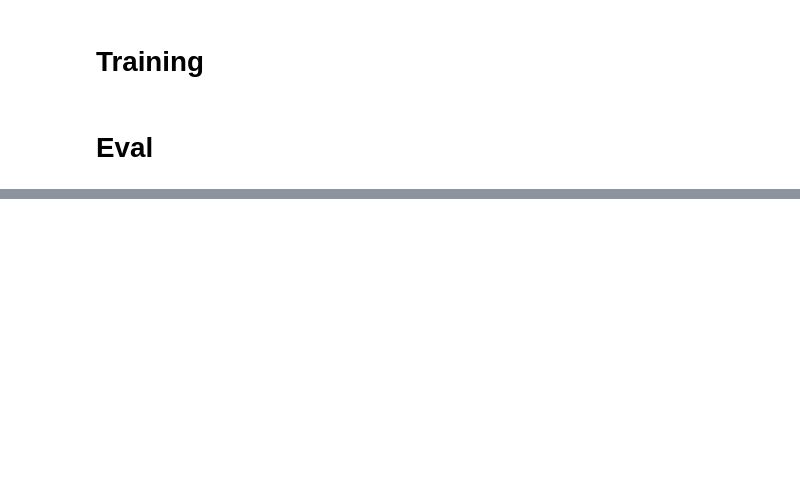
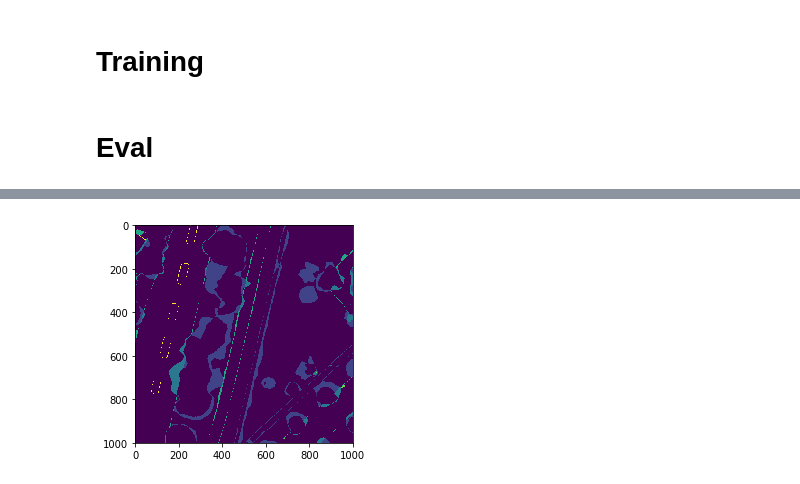
Before and after one commit to jamesmcclain/pytorch-experiments, a Jupyter notebook: Potsdam.ipynb, the cells around one changed output, grey strips where cells are left out. Cells and saved outputs as stored; diff of their text form; code cells hidden in the pictures; blank space fills up the shorter version.

```diff
--- a/Potsdam.ipynb
+++ b/Potsdam.ipynb
@@ -231,4 +242,6 @@ if False:
 # %%
-if False:
+if True:
   plt.imshow(np.fabs(predicted_segments - groundtruth_segments))
+# %% [output]
+[figure, added]
 # %%
```
Also changed, not shown: parts of 14 cells of this notebook.
